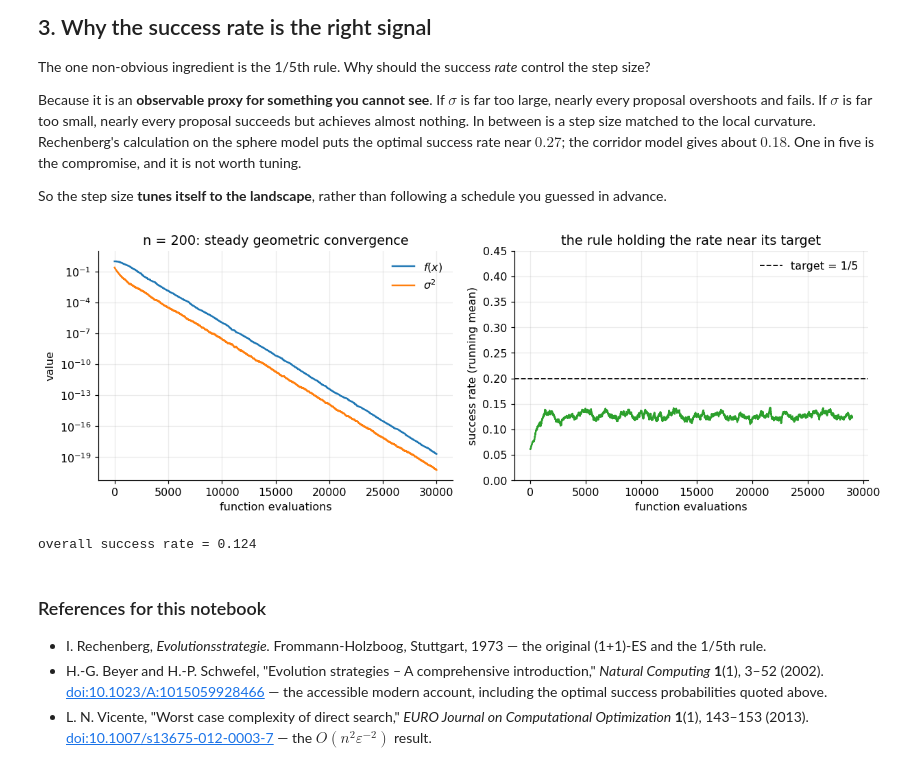
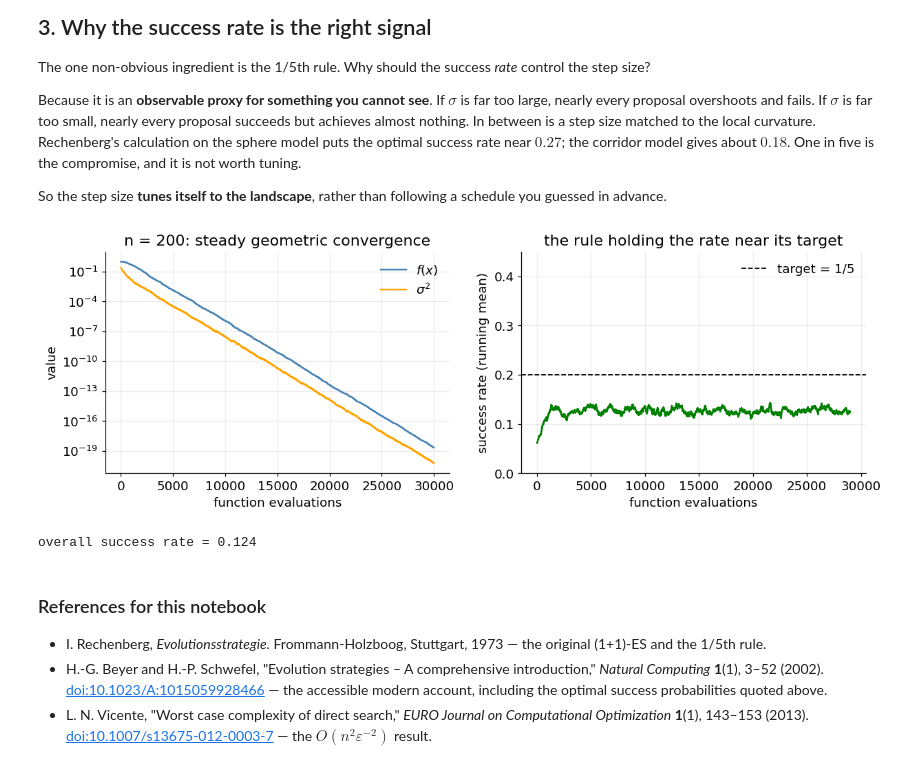
Before and after one commit to hbprosper/mlinphysics, a Jupyter notebook: Labs/01.Perceptron/code/02_a_search_that_works.ipynb, the cells around one changed output. Cells and saved outputs as stored; diff of their text form; code cells hidden in the pictures.

```diff
--- a/Labs/01.Perceptron/code/02_a_search_that_works.ipynb
+++ b/Labs/01.Perceptron/code/02_a_search_that_works.ipynb
@@ -54,7 +54,7 @@ HEIGHT= WIDTH*9/16
 plt.rcParams.update({
     "figure.figsize": (WIDTH, HEIGHT), "figure.dpi": 110,
     "axes.grid": True, "grid.alpha": 0.25, "axes.spines.top": False,
-    "axes.spines.right": False, "font.size": 10.5, "legend.frameon": False,
+    "axes.spines.right": False, "font.size": 12, "legend.frameon": False,
 })
 RNG = np.random.default_rng(20260828)
 
@@ -326,32 +326,32 @@ you guessed in advance.
 # %%
 h = es_1plus1(sphere_f, np.ones(200)/np.sqrt(200), sigma=0.5,
               max_nfev=30_000, seed=0)
 
 # h is a list of (x, fx, sigma, nfev) tuples; pull out the three we plot
 k  = np.array([e[3] for e in h])      # evaluation count
 fv = np.array([e[1] for e in h])      # objective value
 sg = np.array([e[2] for e in h])      # step size
 
 fig, (a1, a2) = plt.subplots(1, 2, figsize=(11.4, 4.0))
-a1.semilogy(k, fv,    lw=1.6, color="#1f77b4", label="$f(x)$")
-a1.semilogy(k, sg**2, lw=1.6, color="#ff7f0e", label=r"$\sigma^2$")
+a1.semilogy(k, fv,    lw=1.6, color="steelblue", label="$f(x)$")
+a1.semilogy(k, sg**2, lw=1.6, color="orange", label=r"$\sigma^2$")
 a1.set(xlabel="function evaluations", ylabel="value",
        title="n = 200: steady geometric convergence")
 a1.legend()
 
 # Running average of the success rate. np.diff(fv) < 0 is True where f decreased;
 # convolving with a box of width w averages it over w consecutive steps.
 w = 1000
 succ = np.convolve((np.diff(fv) < 0).astype(float), np.ones(w)/w, "valid")
-a2.plot(k[1:len(succ)+1], succ, lw=1.5, color="#2ca02c")
+a2.plot(k[1:len(succ)+1], succ, lw=1.5, color="green")
 a2.axhline(0.2, ls="--", color="k", lw=1.2, label="target = 1/5")
 a2.set(xlabel="function evaluations", ylabel="success rate (running mean)",
        ylim=(0, .45), title="the rule holding the rate near its target")
 a2.legend(); plt.tight_layout(); plt.show()
 
 print(f"overall success rate = {np.mean(np.diff(fv) < 0):.3f}")
 # %% [output]
-[figure, old version]
+[figure, new version]
 overall success rate = 0.124
 # %% [markdown]
 ### References for this notebook
```
Also changed, not shown: parts of 1 cell of this notebook.
